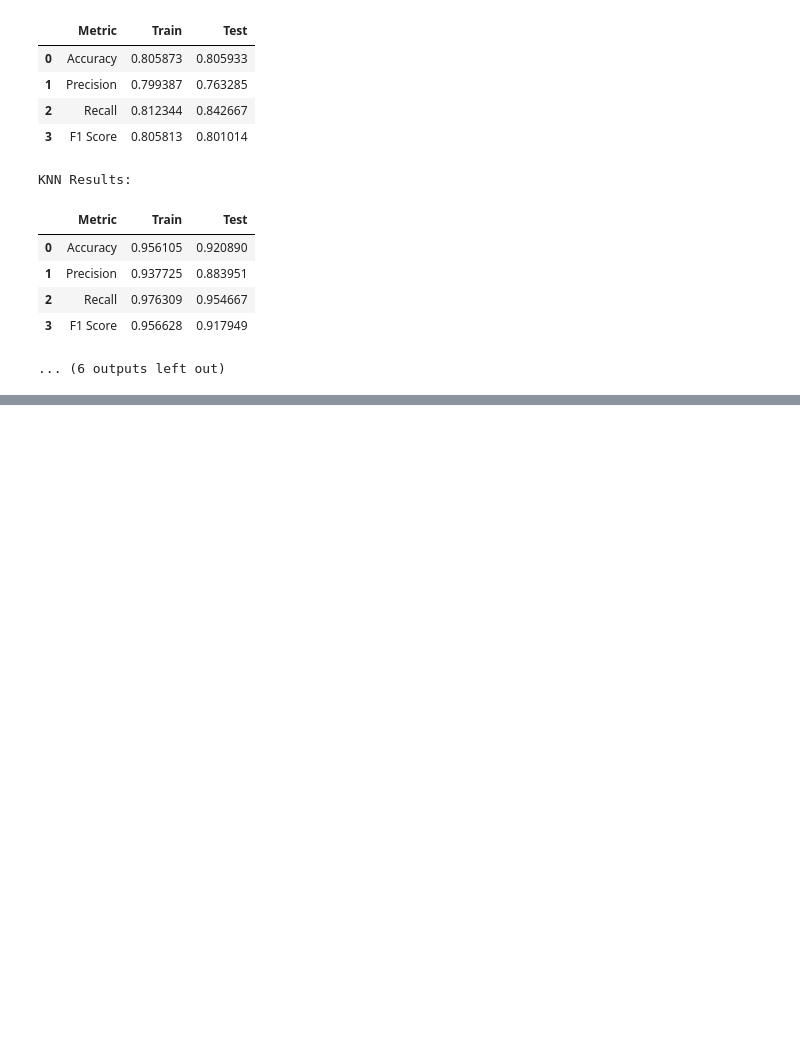
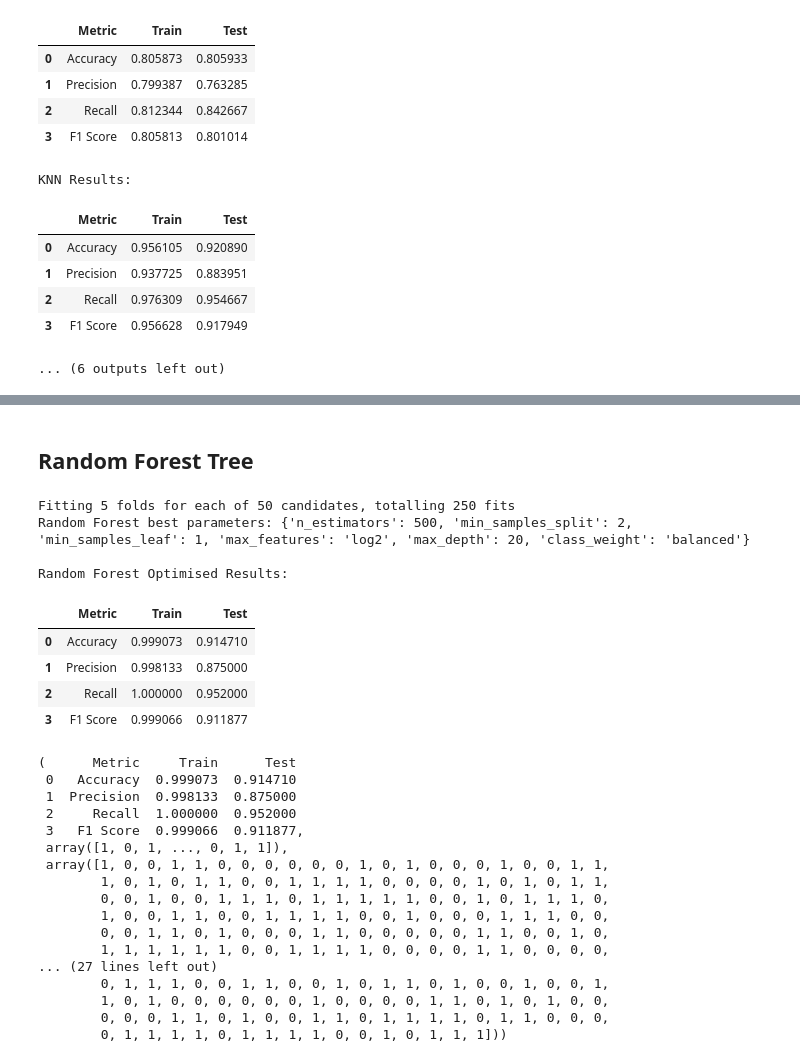
Before and after one commit to DabeenHemin/Real-Time-Health-Risk-Analysis-in-Weighted-Workout-Exercises, a Jupyter notebook: notebooks/squat_form_classifier.ipynb, the cells around one changed output, grey strips where cells are left out. Saved outputs shown, nothing was run; the diff lists cells and outputs as text; code cells hidden in the pictures; blank space fills up the shorter version.

```diff
--- a/notebooks/squat_form_classifier.ipynb
+++ b/notebooks/squat_form_classifier.ipynb
@@ -501,0 +560,53 @@ KNN Results:
+# %% [markdown]
+## Random Forest Tree
+# %%
+rf_param_grid_side = {
+    'n_estimators'      : [100, 200, 500],
+    'max_depth'         : [10, 20, 50, None],
+    'min_samples_split' : [2, 5, 10],
+    'min_samples_leaf'  : [1, 2, 4],
+    'max_features'      : ['sqrt', 'log2', None],
+    'class_weight'      : ['balanced', None]
+}
+
+rf_side = RandomForestClassifier(random_state=42)
+rf_tuning_side = RandomizedSearchCV(
+    rf_side, rf_param_grid_side,
+    n_iter=50, cv=5, scoring='f1',
+    n_jobs=-1, verbose=1, random_state=42
+)
+rf_tuning_side.fit(X_side_train, y_side_train)
+
+rf_best_params_side = rf_tuning_side.best_params_
+print("Random Forest best parameters:", rf_best_params_side)
+
+rf_best_side = RandomForestClassifier(**rf_best_params_side, random_state=42)
+rf_best_side.fit(X_side_train, y_side_train)
+evaluate_model_side(rf_best_side, "Random Forest Optimised")
+# %% [output]
+Fitting 5 folds for each of 50 candidates, totalling 250 fits
+Random Forest best parameters: {'n_estimators': 500, 'min_samples_split': 2, 'min_samples_leaf': 1, 'max_features': 'log2', 'max_depth': 20, 'class_weight': 'balanced'}
+
+Random Forest Optimised Results:
+|  | Metric | Train | Test |
+| 0 | Accuracy | 0.999073 | 0.914710 |
+| 1 | Precision | 0.998133 | 0.875000 |
+| 2 | Recall | 1.000000 | 0.952000 |
+| 3 | F1 Score | 0.999066 | 0.911877 |
+(      Metric     Train      Test
+ 0   Accuracy  0.999073  0.914710
+ 1  Precision  0.998133  0.875000
+ 2     Recall  1.000000  0.952000
+ 3   F1 Score  0.999066  0.911877,
+ array([1, 0, 1, ..., 0, 1, 1]),
+ array([1, 0, 0, 1, 1, 0, 0, 0, 0, 0, 0, 1, 0, 1, 0, 0, 0, 1, 0, 0, 1, 1,
+        1, 0, 1, 0, 1, 1, 0, 0, 1, 1, 1, 1, 0, 0, 0, 0, 1, 0, 1, 0, 1, 1,
+        0, 0, 1, 0, 0, 1, 1, 1, 0, 1, 1, 1, 1, 1, 0, 0, 1, 0, 1, 1, 1, 0,
+        1, 0, 0, 1, 1, 0, 0, 1, 1, 1, 1, 0, 0, 1, 0, 0, 0, 1, 1, 1, 0, 0,
+        0, 0, 1, 1, 0, 1, 0, 0, 0, 1, 1, 0, 0, 0, 0, 0, 1, 1, 0, 0, 1, 0,
+        1, 1, 1, 1, 1, 1, 0, 0, 1, 1, 1, 1, 0, 0, 0, 0, 1, 1, 0, 0, 0, 0,
+... (27 lines left out)
+        0, 1, 1, 1, 0, 0, 1, 1, 0, 0, 1, 0, 1, 1, 0, 1, 0, 0, 1, 0, 0, 1,
+        1, 0, 1, 0, 0, 0, 0, 0, 0, 1, 0, 0, 0, 0, 1, 1, 0, 1, 0, 1, 0, 0,
+        0, 0, 0, 1, 1, 0, 1, 0, 0, 1, 1, 0, 1, 1, 1, 1, 0, 1, 1, 0, 0, 0,
+        0, 1, 1, 1, 1, 0, 1, 1, 1, 1, 0, 0, 1, 0, 1, 1, 1]))
```
Also changed, not shown: parts of 7 cells of this notebook.
